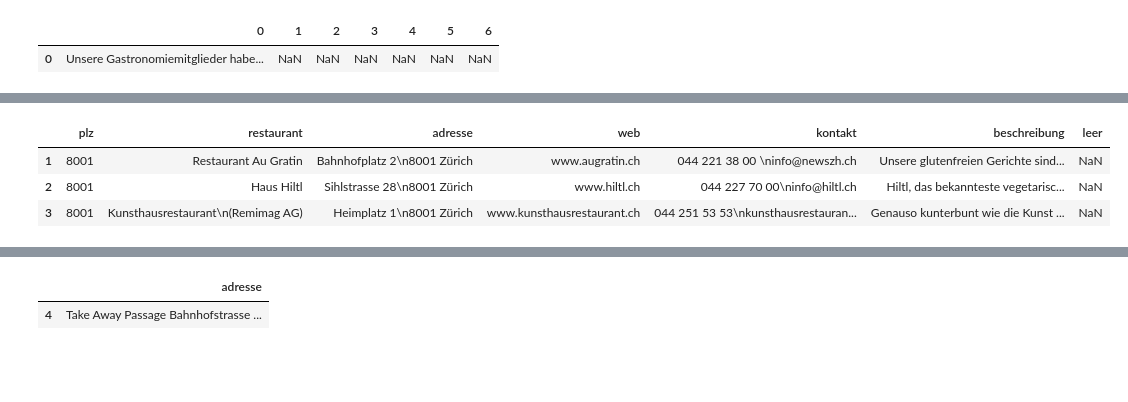
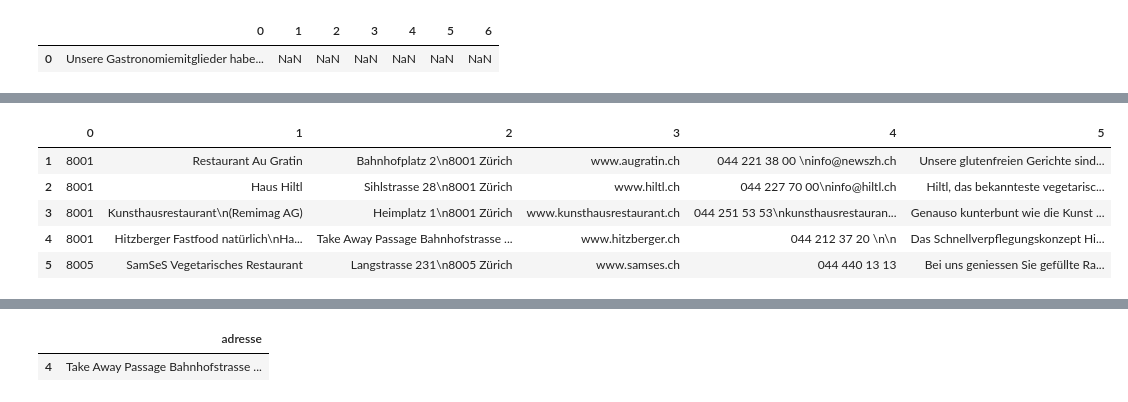
Before and after one commit to CristianRavalli/20220921_zoeliakie, a Jupyter notebook: Cleaning_Zoeliakie.ipynb, the cells around one changed output, grey strips where cells are left out. Drawn from its saved outputs; the diff is of its cells as text; code cells hidden in the pictures; blank space fills up the shorter version.

```diff
--- a/Cleaning_Zoeliakie.ipynb
+++ b/Cleaning_Zoeliakie.ipynb
@@ -35,3 +80,14 @@ df.head()
+# %%
+# Drop column 6 as it is empty
+df.drop([6], axis=1,inplace=True)
+df.head()
+# %% [output]
+|  | 0 | 1 | 2 | 3 | 4 | 5 |
+| 1 | 8001 | Restaurant Au Gratin | Bahnhofplatz 2\n8001 Zürich | www.augratin.ch | 044 221 38 00 \ninfo@newszh.ch | Unsere glutenfreien Gerichte sind... |
+| 2 | 8001 | Haus Hiltl | Sihlstrasse 28\n8001 Zürich | www.hiltl.ch | 044 227 70 00\ninfo@hiltl.ch | Hiltl, das bekannteste vegetarisc... |
+| 3 | 8001 | Kunsthausrestaurant\n(Remimag AG) | Heimplatz 1\n8001 Zürich | www.kunsthausrestaurant.ch | 044 251 53 53\nkunsthausrestauran... | Genauso kunterbunt wie die Kunst ... |
+| 4 | 8001 | Hitzberger Fastfood natürlich\nHa... | Take Away Passage Bahnhofstrasse ... | www.hitzberger.ch | 044 212 37 20 \n\n | Das Schnellverpflegungskonzept Hi... |
+| 5 | 8005 | SamSeS Vegetarisches Restaurant | Langstrasse 231\n8005 Zürich | www.samses.ch | 044 440 13 13 | Bei uns geniessen Sie gefüllte Ra... |
 # %%
 # Rename all columns
 df.rename(columns = {0:'plz',1:'restaurant',2:'adresse',
@@ -39,13 +95,6 @@ df.rename(columns = {0:'plz',1:'restaurant',2:'adresse',
           inplace=True)
 
 #df.head()
-# %%
-df.head(3)
-# %% [output]
-|  | plz | restaurant | adresse | web | kontakt | beschreibung | leer |
-| 1 | 8001 | Restaurant Au Gratin | Bahnhofplatz 2\n8001 Zürich | www.augratin.ch | 044 221 38 00 \ninfo@newszh.ch | Unsere glutenfreien Gerichte sind... | NaN |
-| 2 | 8001 | Haus Hiltl | Sihlstrasse 28\n8001 Zürich | www.hiltl.ch | 044 227 70 00\ninfo@hiltl.ch | Hiltl, das bekannteste vegetarisc... | NaN |
-| 3 | 8001 | Kunsthausrestaurant\n(Remimag AG) | Heimplatz 1\n8001 Zürich | www.kunsthausrestaurant.ch | 044 251 53 53\nkunsthausrestauran... | Genauso kunterbunt wie die Kunst ... | NaN |
 # %%
 # Verify number of empty cells
 df.count()
```
Also changed, not shown: parts of 66 cells of this notebook.
